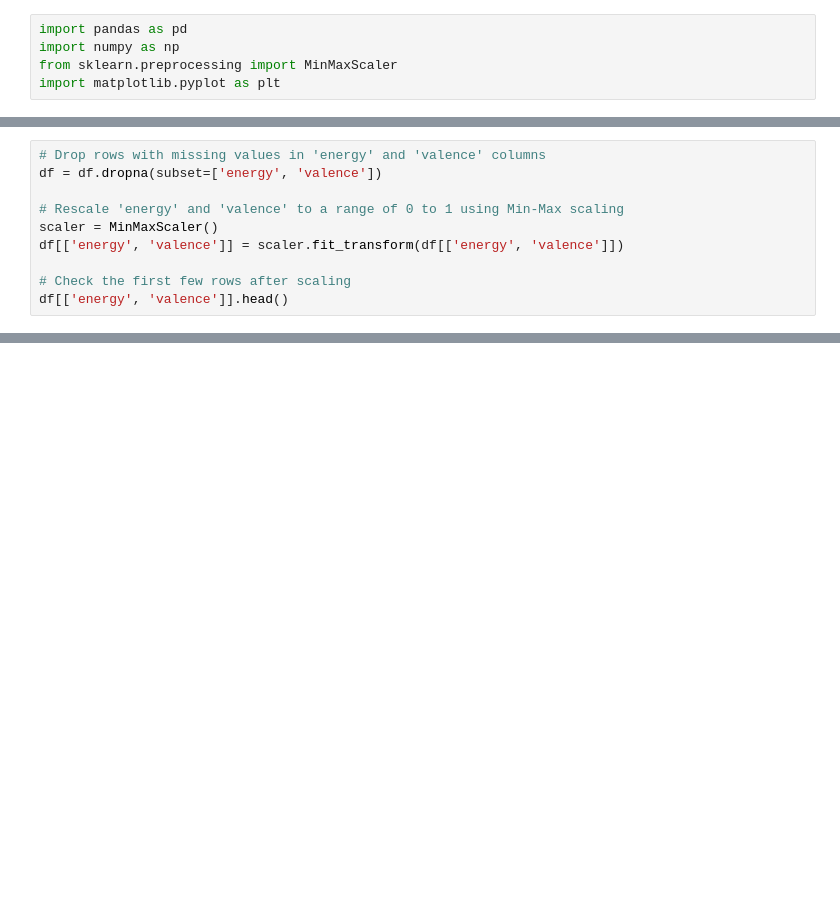
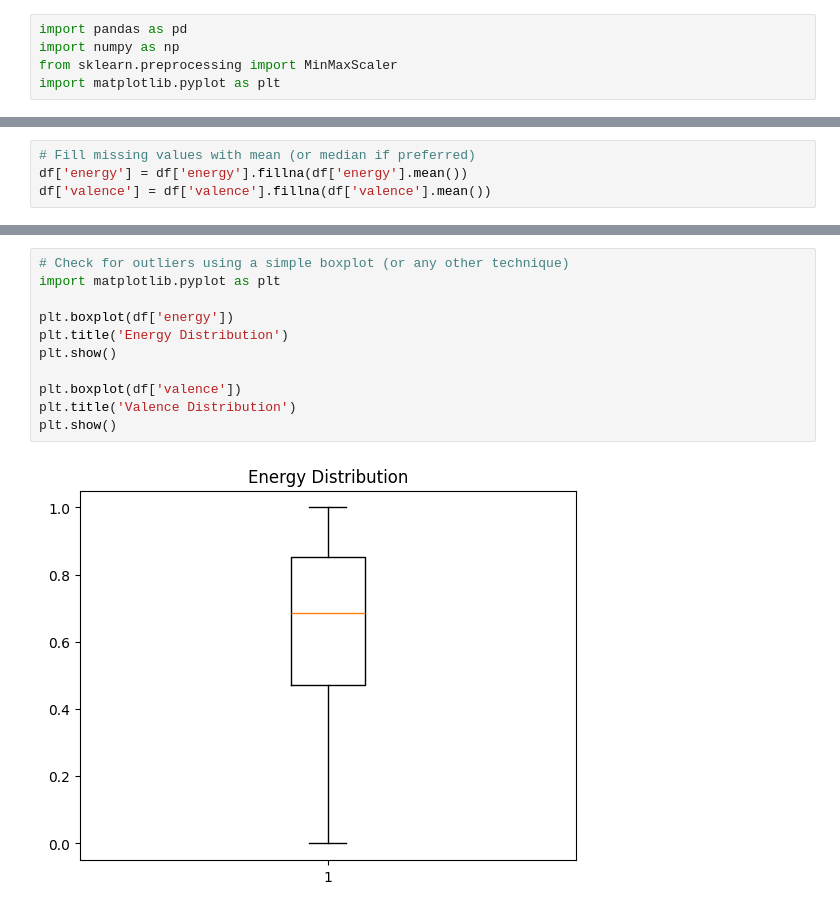
Before and after one commit to vishwaDeshan/FYP-Test, a Jupyter notebook: Song Region Identifier/song_region_identifier.ipynb, the cells around one changed output, grey strips where cells are left out. Cells and saved outputs as stored; diff of their text form; blank space fills up the shorter version.

```diff
--- a/Song Region Identifier/song_region_identifier.ipynb
+++ b/Song Region Identifier/song_region_identifier.ipynb
@@ -30,11 +30 @@ df.head()
 5 rows × 21 columns
-# %%
-# Drop rows with missing values in 'energy' and 'valence' columns
-df = df.dropna(subset=['energy', 'valence'])
-
-# Rescale 'energy' and 'valence' to a range of 0 to 1 using Min-Max scaling
-scaler = MinMaxScaler()
-df[['energy', 'valence']] = scaler.fit_transform(df[['energy', 'valence']])
-
-# Check the first few rows after scaling
-df[['energy', 'valence']].head()
@@ -115,0 +61,4 @@ df[['track_id', 'artists', 'album_name', 'track_name',
+# %%
+# Fill missing values with mean (or median if preferred)
+df['energy'] = df['energy'].fillna(df['energy'].mean())
+df['valence'] = df['valence'].fillna(df['valence'].mean())
@@ -115,0 +81,13 @@ df[['track_id', 'artists', 'album_name', 'track_name',
+# %%
+# Check for outliers using a simple boxplot (or any other technique)
+import matplotlib.pyplot as plt
+
+plt.boxplot(df['energy'])
+plt.title('Energy Distribution')
+plt.show()
+
+plt.boxplot(df['valence'])
+plt.title('Valence Distribution')
+plt.show()
+# %% [output]
+[figure, added]
```
Also changed, not shown: parts of 14 cells of this notebook, 3 other files.
